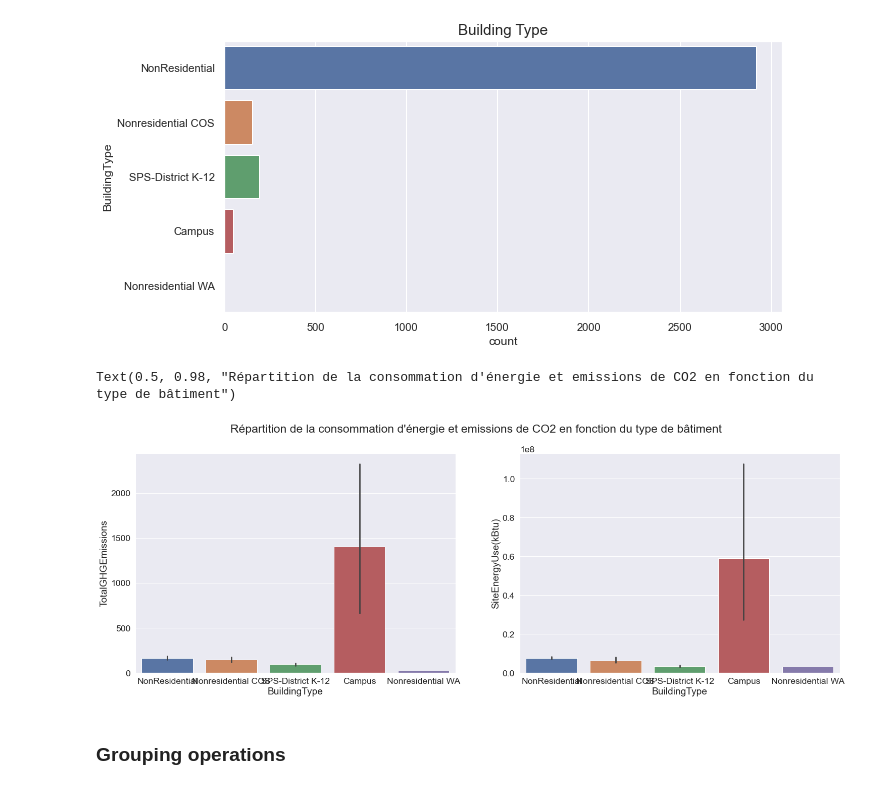
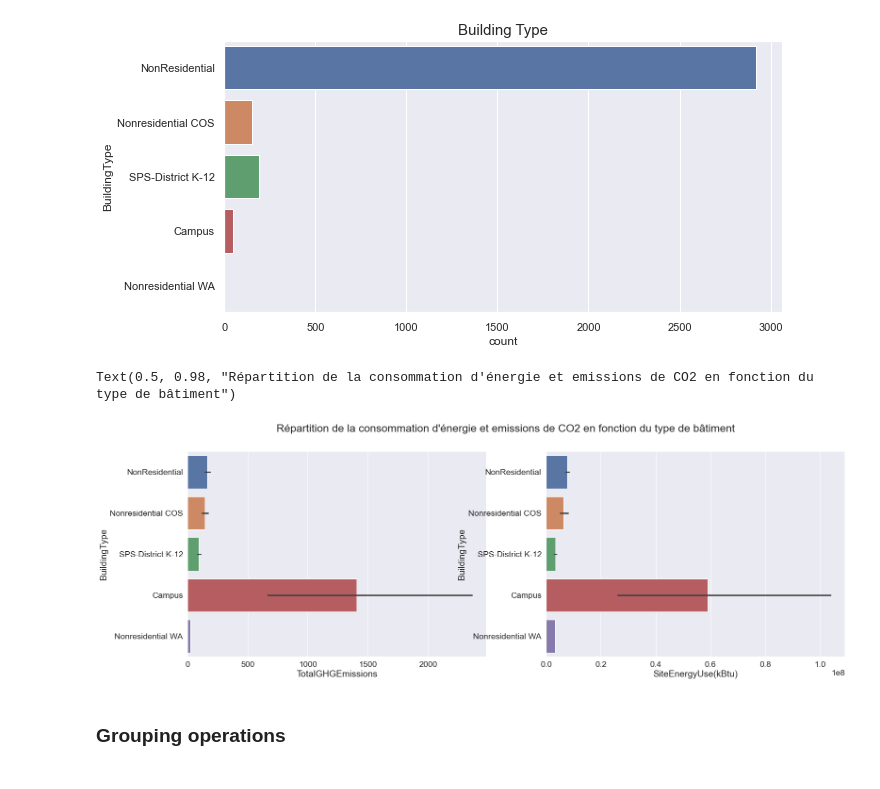
Before and after one commit to Azimoj/Seattle-Electricity, a Jupyter notebook: Pélec_01_notebook.ipynb, the cells around one changed output. Drawn from its saved outputs; the diff is of its cells as text; code cells hidden in the pictures.

```diff
--- a/Pélec_01_notebook.ipynb
+++ b/Pélec_01_notebook.ipynb
@@ -618,12 +611,12 @@ Text(0.5, 1.0, 'Building Type')
 # %%
 sns.set(font_scale=1.6)
 fig, axes = plt.subplots(nrows=1, ncols=2,  figsize=(25,8))
-sns.barplot(x='BuildingType',y='TotalGHGEmissions',data=data, ax=axes[0])
-sns.barplot(x='BuildingType',y='SiteEnergyUse(kBtu)',data=data, ax=axes[1])
+sns.barplot(y='BuildingType',x='TotalGHGEmissions',data=data, ax=axes[0])
+sns.barplot(y='BuildingType',x='SiteEnergyUse(kBtu)',data=data, ax=axes[1])
 plt.suptitle("Répartition de la consommation d'énergie et emissions de CO2 en fonction du type de bâtiment")
 # %% [output]
 Text(0.5, 0.98, "Répartition de la consommation d'énergie et emissions de CO2 en fonction du type de bâtiment")
-[figure, old version]
+[figure, new version]
 # %% [markdown]
 ### Grouping operations
 # %%
```
Also changed, not shown: parts of 11 cells of this notebook.
